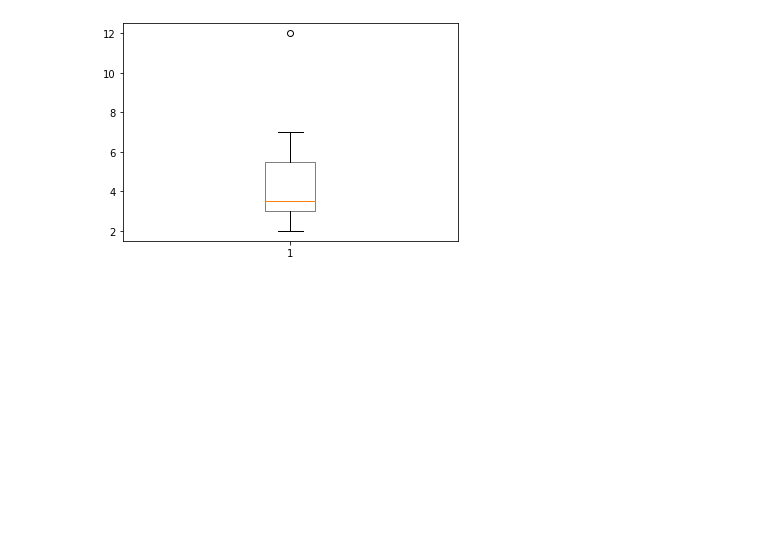
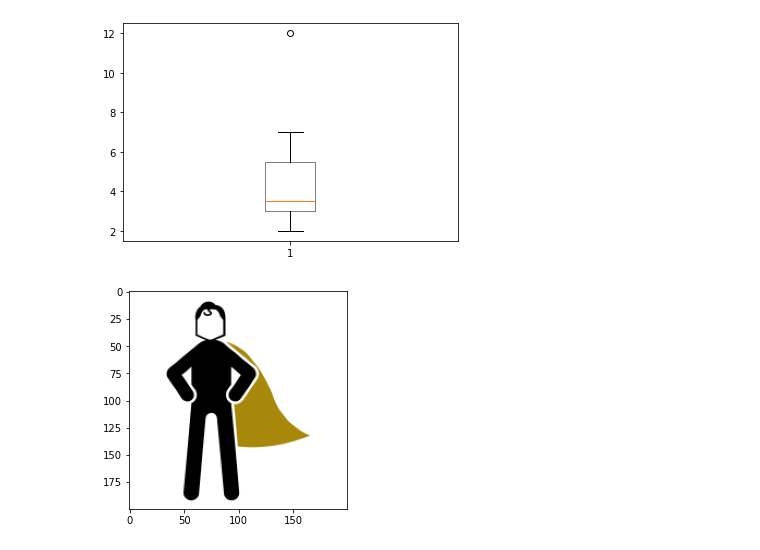
Before and after one commit to dariomalchiodi/sds, a Jupyter notebook: sds/notebooks.ipynb, the cells around one changed output. Drawn from its saved outputs; the diff is of its cells as text; code cells hidden in the pictures; blank space fills up the shorter version.

```diff
--- a/sds/notebooks.ipynb
+++ b/sds/notebooks.ipynb
@@ -125,0 +130,6 @@ plt.show()
+# %%
+img = mpimg.imread('p3-CP/c1-calcolo-combinatorio/img/sh-black-brown.png')
+imgplot = plt.imshow(img)
+plt.show()
+# %% [output]
+[figure, added]
```
Also changed, not shown: parts of 8 cells of this notebook, 46 other files.
